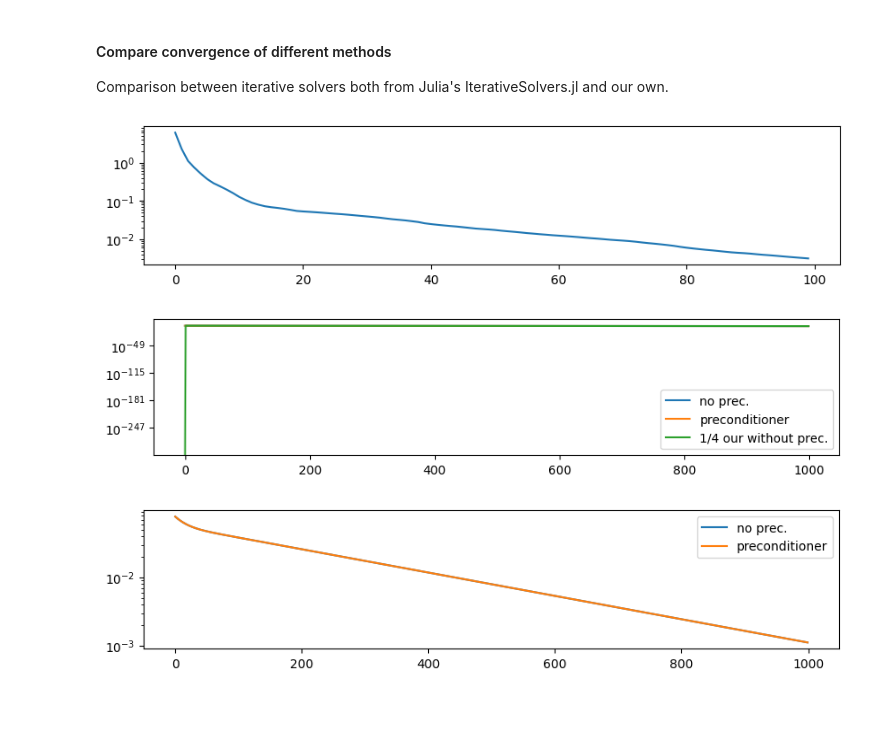
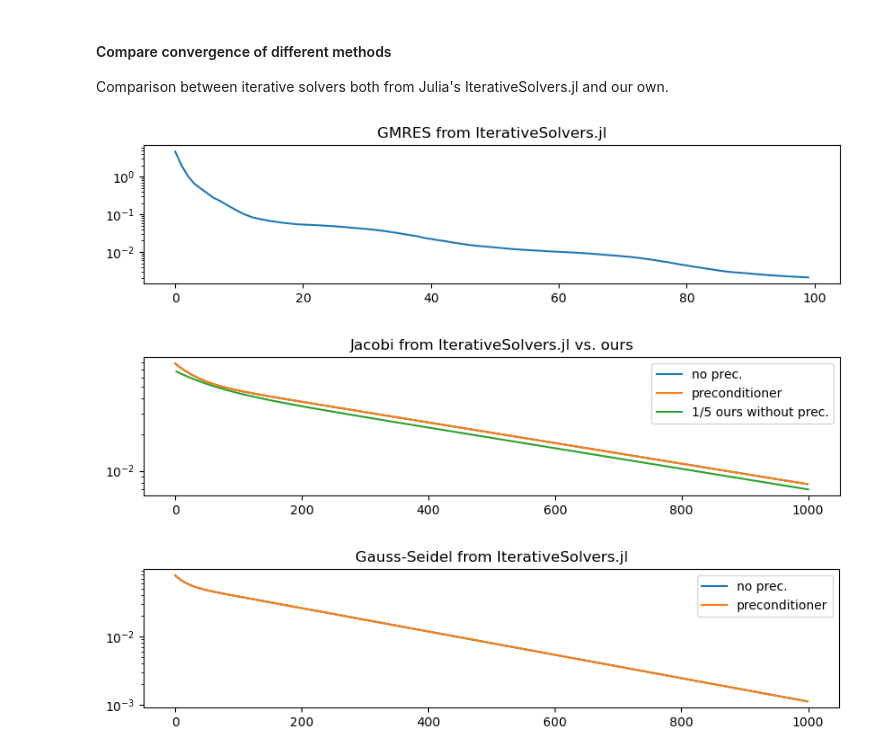
Before and after one commit to bchaber/pole, a Jupyter notebook: PoissonEquation.ipynb, the cells around one changed output. Cells and saved outputs as stored; diff of their text form; code cells hidden in the pictures; blank space fills up the shorter version.

Commit message:
Update plot for Jacobi method convergence

```diff
--- a/PoissonEquation.ipynb
+++ b/PoissonEquation.ipynb
@@ -164,12 +161,13 @@ nothing
 # %%
 x = randn(length(ps.u))
 x, ch = IterativeSolvers.gmres!(x, ps.A, ps.b .- ρ .* ps.Δx .^ 2, log=true)
 resnorm = ch.data[:resnorm]
 
 figure(figsize=(10, 2))
+title("GMRES from IterativeSolvers.jl")
 semilogy(resnorm);
 # %% [output]
-[figure, old version]
+[figure, new version]
 # %%
 P = sparse(diagm(1.0 ./ diag(ps.A)))
 A = ps.A
@@ -196,11 +194,11 @@ semilogy(resnorm)
 resnorm = Float64[]
 x = zeros(length(ps.u))
 jacobi!(x, ps.b .- ρ .* ps.Δx .^ 2; K=1000, ϵ=1e-50, residuals=resnorm)
-semilogy(resnorm / 4)
-
-legend(["no prec.", "preconditioner", "1/4 our without prec."]);
+semilogy(2:1000, resnorm[2:end] / 5)
+title("Jacobi from IterativeSolvers.jl vs. ours")
+legend(["no prec.", "preconditioner", "1/5 ours without prec."]);
 # %% [output]
-[figure, old version]
+[figure, new version]
 # %%
 P = sparse(diagm(1.0 ./ diag(ps.A)))
 A = ps.A
@@ -223,6 +221,8 @@ for item in my_iterable
     push!(resnorm, norm(ps.A * x .- ps.b .+ ρ .* ps.Δx .^ 2))
 end
 semilogy(resnorm)
+
+title("Gauss-Seidel from IterativeSolvers.jl")
 legend(["no prec.", "preconditioner"]);
 # %% [output]
-[figure, old version]
+[figure, new version]
```
Also changed, not shown: parts of 1 cell of this notebook.
